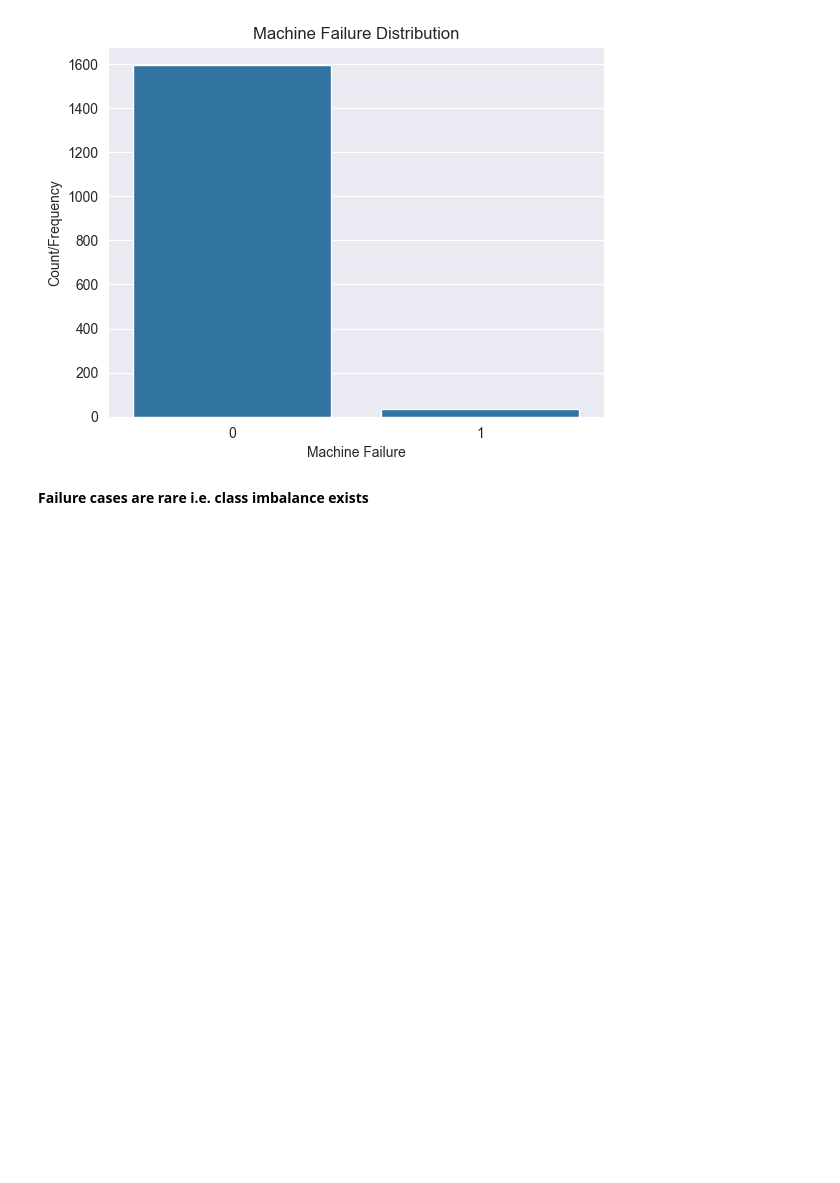
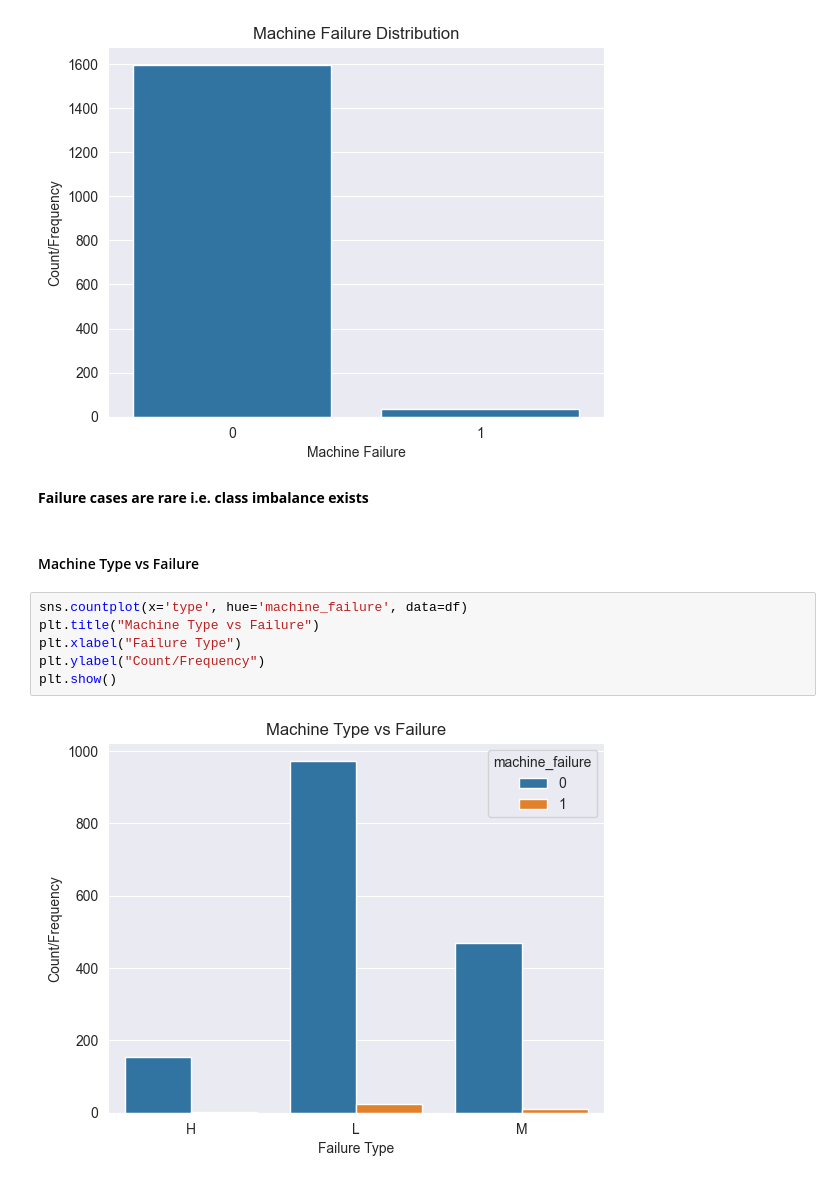
Before and after one commit to deb-cod/April-25-G2-Capstone-Project, a Jupyter notebook: EDA/Exploratory_Data_Analysis.ipynb, the cells around one changed output. Cells and saved outputs as stored; diff of their text form; blank space fills up the shorter version.

Commit message:
EDA: machine type vs failure and numeric attr

```diff
--- a/EDA/Exploratory_Data_Analysis.ipynb
+++ b/EDA/Exploratory_Data_Analysis.ipynb
@@ -253,3 +253,13 @@ plt.show()
 [figure]
 # %% [markdown]
 **Failure cases are rare i.e. class imbalance exists**
+# %% [markdown]
+#### Machine Type vs Failure
+# %%
+sns.countplot(x='type', hue='machine_failure', data=df)
+plt.title("Machine Type vs Failure")
+plt.xlabel("Failure Type")
+plt.ylabel("Count/Frequency")
+plt.show()
+# %% [output]
+[figure, added]
```
Also changed, not shown: parts of 1 cell of this notebook.
